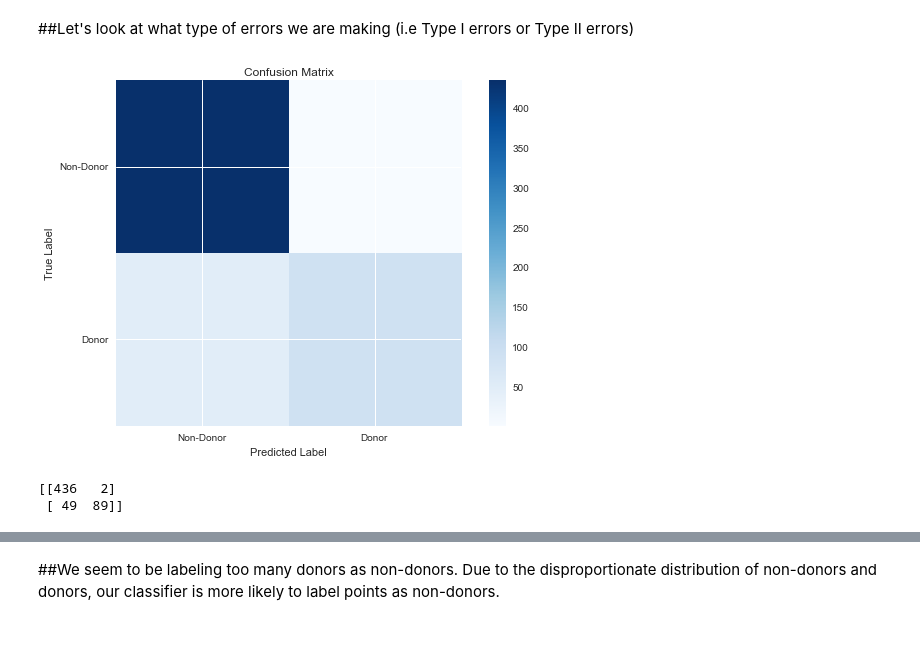
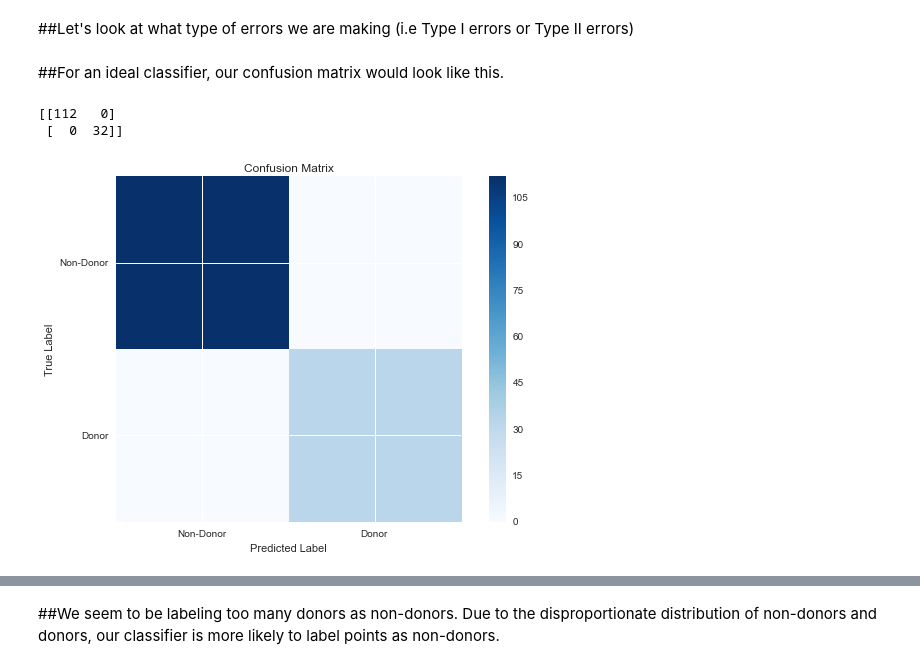
Before and after one commit to LeJit/GoogleIOExtended, a Jupyter notebook: Predicting Blood Donations in Python.ipynb, the cells around one changed output, grey strips where cells are left out. Saved outputs shown, nothing was run; the diff lists cells and outputs as text; code cells hidden in the pictures; blank space fills up the shorter version.

```diff
--- a/Predicting Blood Donations in Python.ipynb
+++ b/Predicting Blood Donations in Python.ipynb
@@ -106,8 +157,7 @@ Latex(r"""\begin{eqnarray}
 #First, let's start with something simple
 # %%
 clf = KNeighborsClassifier(n_neighbors = 5)
-clf.fit(training_X, training_y)
-probabilities = clf.predict_proba(testing)
-prob_donate_adaboost = probabilities[:,0]
-print "The Log Loss for the K-Neighbors classifier is %0.2f" % (metrics.log_loss(training_y, clf.predict_proba(training_X)))
+clf.fit(Xtrain, ytrain)
+y_pred = clf.predict_proba(Xcv)
+print "The Log Loss for this classifier is %0.2f" % (metrics.log_loss(ycv, y_pred))
 # %% [output]
@@ -115,11 +165,10 @@ The Log Loss for the K-Neighbors classifier is 0.47
 # %% [markdown]
 ##Next, let's try Logistic Regresion
 # %%
-params_reg = {'penalty':['l1','l2'], 'C':[0.1,1]}
-logreg = LogisticRegression()
-clf = GridSearchCV(logreg, params_reg, n_jobs = -1)
-clf.fit(training_X, training_y)
-probabilities = clf.predict_proba(testing)
-prob_donate_reg = probabilities[:, 0]
-print "The Log Loss for the Logistic Regression classifier is %0.2f" % (metrics.log_loss(training_y, clf.predict_proba(training_X)))
+params = {'penalty':['l1','l2'], 'C':[0.1,1, 10]}
+logreg = LogisticRegression(class_weight = "auto")
+clf = GridSearchCV(logreg, params, scoring = "log_loss", n_jobs = -1)
+clf.fit(Xtrain, ytrain)
+y_pred = clf.predict_proba(Xcv)
+print "The Log Loss for this classifier is %0.2f" % (metrics.log_loss(ycv, y_pred))
 # %% [output]
@@ -153,9 +202,10 @@ Image('http://i.imgur.com/WuxyO.png')
 # %% [output]
 [figure]
 # %%
-clf = SVC(kernel = 'rbf', C = 1.0, probability = True, random_state = 249)
-clf.fit(training_X, training_y)
-probabilities = clf.predict_proba(testing)
-prob_donate_svc = probabilities[:,0]
-print "The Log Loss for the Support Vector Machine classifier is %0.2f" % (metrics.log_loss(training_y, clf.predict_proba(training_X)))
+params = {'C': [0.1, 1, 10]}
+clf = SVC(kernel = "rbf", probability = True)
+calibrated_clf = GridSearchCV(clf, params, scoring = "log_loss", n_jobs = -1)
+calibrated_clf.fit(Xtrain, ytrain)
+y_pred = calibrated_clf.predict_proba(Xcv)
+print "The Log Loss for this classifier is %0.2f" % (metrics.log_loss(ycv, y_pred))
 # %% [output]
@@ -162,0 +215,6 @@ The Log Loss for the Support Vector Machine classifier is 0.36
+# %%
+clf = RandomForestClassifier(n_estimators = 150, n_jobs = -1)
+calibrated_clf = CalibratedClassifierCV(clf, method = 'sigmoid', cv = 5)
+calibrated_clf.fit(Xtrain, ytrain)
+y_pred = calibrated_clf.predict_proba(Xcv)
+print "The log loss for this classifier is %0.2f" % metrics.log_loss(ycv, y_pred)
@@ -182,13 +243,11 @@ def analyzeErrors(y_true, y_pred, title = "Confusion Matrix", cmap = plt.cm.Blue
     plt.ylabel("True Label")
 # %% [markdown]
 ##Let's look at what type of errors we are making (i.e Type I errors or Type II errors)
-# %%
-y_pred = clf.predict(training_X)
-analyzeErrors(training_y, y_pred)
-# %% [output]
-[figure, removed]
-# %%
-print metrics.confusion_matrix(training_y, y_pred)
-# %% [output]
-[[436   2]
- [ 49  89]]
+# %% [markdown]
+##For an ideal classifier, our confusion matrix would look like this.
+# %%
+analyzeErrors(ycv, ycv)
+# %% [output]
+[[112   0]
+ [  0  32]]
+[figure, added]
```
Also changed, not shown: parts of 75 cells of this notebook.
